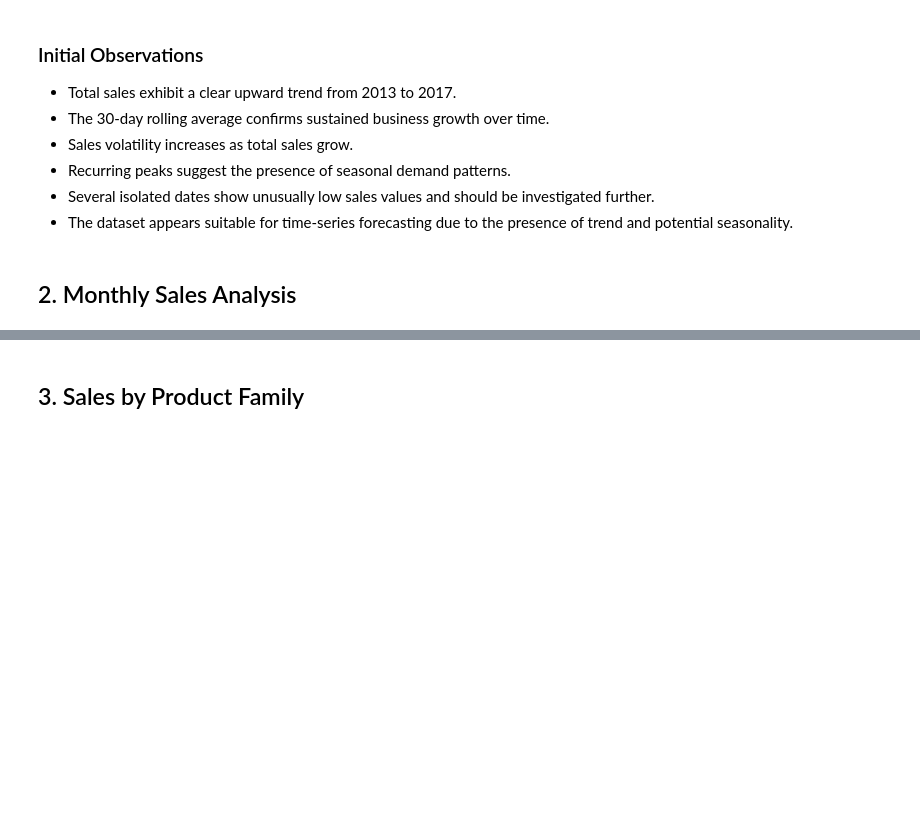
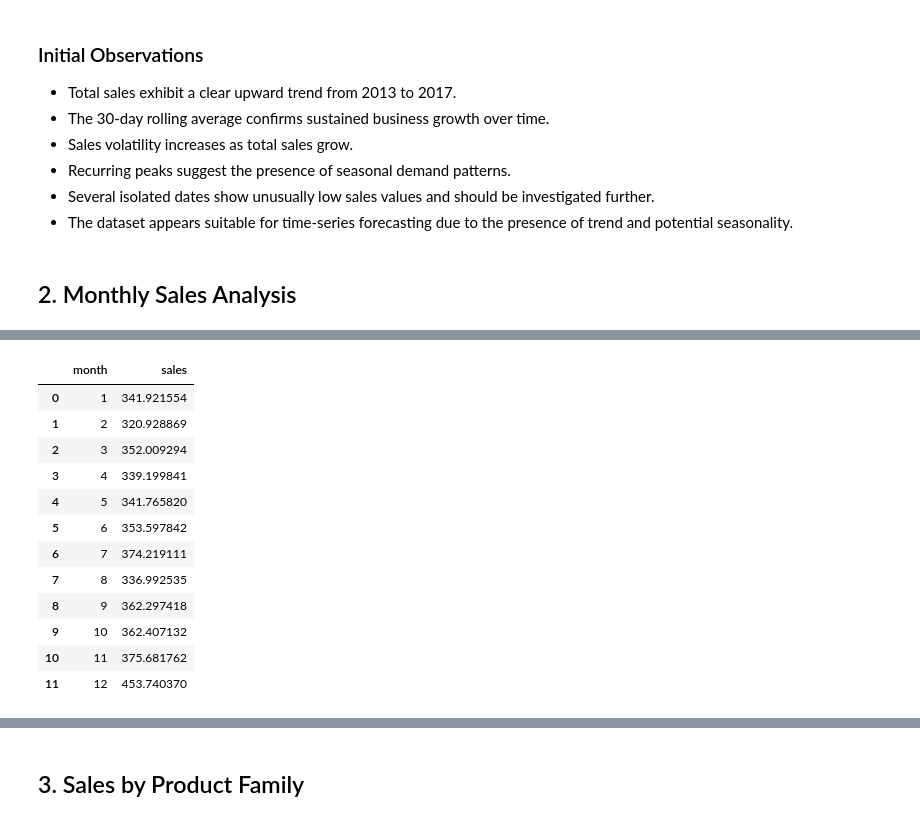
Before and after one commit to Edugar97/retail-demand-forecasting, a Jupyter notebook: notebooks/01_data_understanding.ipynb, the cells around one changed output, grey strips where cells are left out. Saved outputs shown, nothing was run; the diff lists cells and outputs as text; code cells hidden in the pictures; blank space fills up the shorter version.

```diff
--- a/notebooks/01_data_understanding.ipynb
+++ b/notebooks/01_data_understanding.ipynb
@@ -287,0 +328,22 @@ plt.show()
+# %%
+avg_month_sales = (
+    df.groupby('month')['sales']
+      .mean()
+      .reset_index()
+)
+
+avg_month_sales
+# %% [output]
+|  | month | sales |
+| 0 | 1 | 341.921554 |
+| 1 | 2 | 320.928869 |
+| 2 | 3 | 352.009294 |
+| 3 | 4 | 339.199841 |
+| 4 | 5 | 341.765820 |
+| 5 | 6 | 353.597842 |
+| 6 | 7 | 374.219111 |
+| 7 | 8 | 336.992535 |
+| 8 | 9 | 362.297418 |
+| 9 | 10 | 362.407132 |
+| 10 | 11 | 375.681762 |
+| 11 | 12 | 453.740370 |
```
Also changed, not shown: parts of 6 cells of this notebook.
